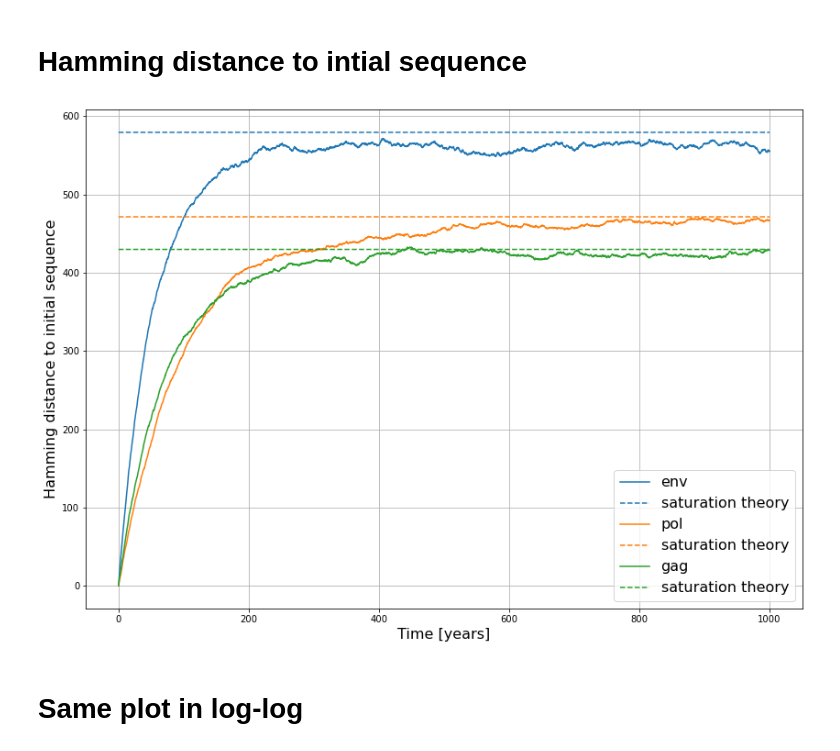
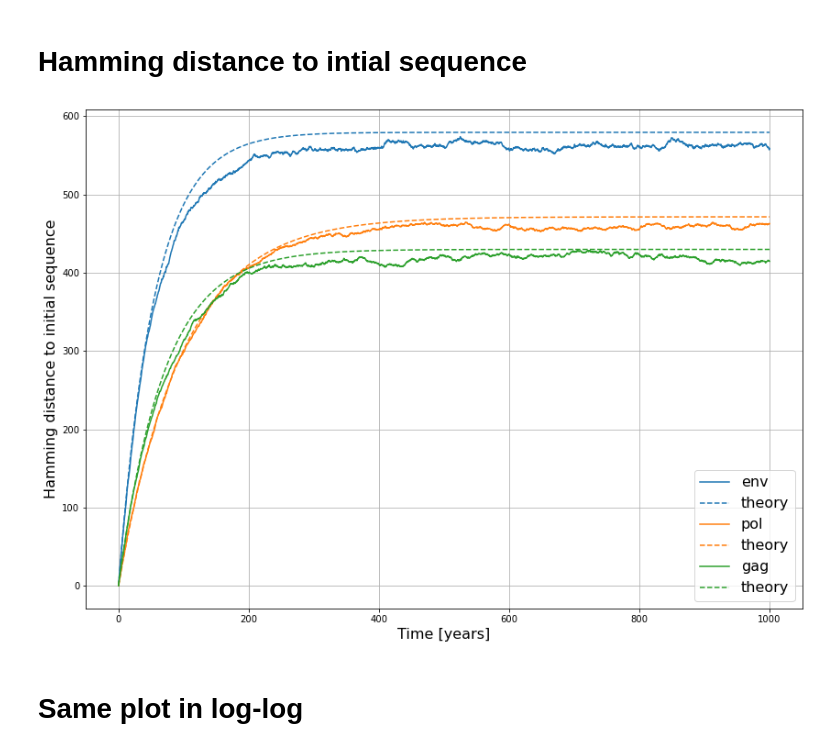
Before and after one commit to neherlab/HIVEVO_recombination, a Jupyter notebook: notebooks/paper_draft/simulation_draft.ipynb, the cells around one changed output. Saved outputs shown, nothing was run; the diff lists cells and outputs as text; code cells hidden in the pictures.

```diff
--- a/notebooks/paper_draft/simulation_draft.ipynb
+++ b/notebooks/paper_draft/simulation_draft.ipynb
@@ -22,38 +22,38 @@ figsize = (14, 10)
 # %%
 nb_simulation = 10
 simulation_time = 365000  # in days
 dt = 10
 time = np.arange(0, simulation_time+1, dt)
 sampling_time = 10 * dt
 sequence_length = 2500
 
 
 plt.figure(figsize=figsize)
 for ii, region in enumerate(regions):
     rate_rev = evo_rates[region]["rev"]
     rate_non_rev = evo_rates[region]["non_rev"]
 
     # True is consensus, False is non consensus
     x_0 = initialize_fixed_point(sequence_length, rate_rev, rate_non_rev)
     sequences = run_simulation_group(x_0, simulation_time, dt, rate_rev, rate_non_rev, sampling_time, nb_simulation)
     distance_initial = distance_to_initial(sequences)
     mean_distance_initial = np.mean(distance_initial, axis=-1)
 
     x = time[::10] / 365
-    p = rate_non_rev / (rate_rev + rate_non_rev)
-    theory = np.ones_like(x)
-    theory *= 2*p*(1-p) * len(x_0)
+    saturation = 2 * rate_rev * rate_non_rev * len(x_0) / (rate_rev + rate_non_rev)**2
+    tau = 1 / (rate_rev + rate_non_rev)
+    theory = saturation * (1 - np.exp(-time / tau))
 
     plt.plot(x, mean_distance_initial, label=f"{region}", color=colors[ii])
-    plt.plot(x, theory, '--', color=colors[ii], label="saturation theory")
+    plt.plot(time / 365, theory, '--', color=colors[ii], label="theory")
 
 plt.xlabel("Time [years]", fontsize=fontsize)
 plt.ylabel("Hamming distance to initial sequence", fontsize=fontsize)
 plt.legend(fontsize=fontsize)
 plt.grid()
 plt.show()
 # %% [output]
-[figure, old version]
+[figure, new version]
 # %% [markdown]
 # Same plot in log-log
 # %%
```
Also changed, not shown: parts of 1 cell of this notebook, 1 other file.
